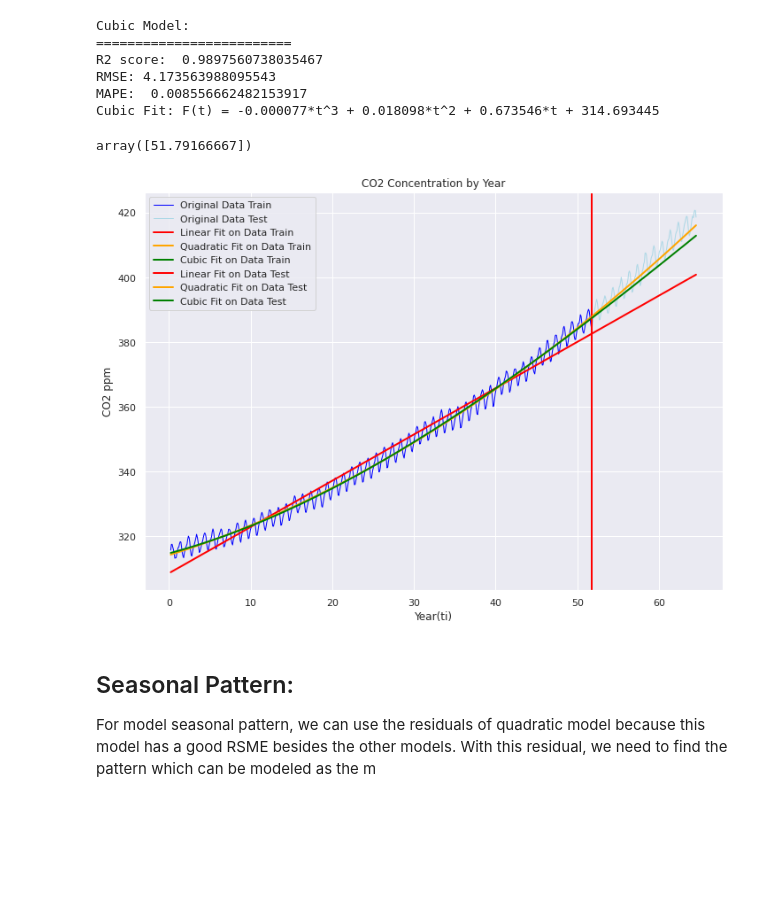
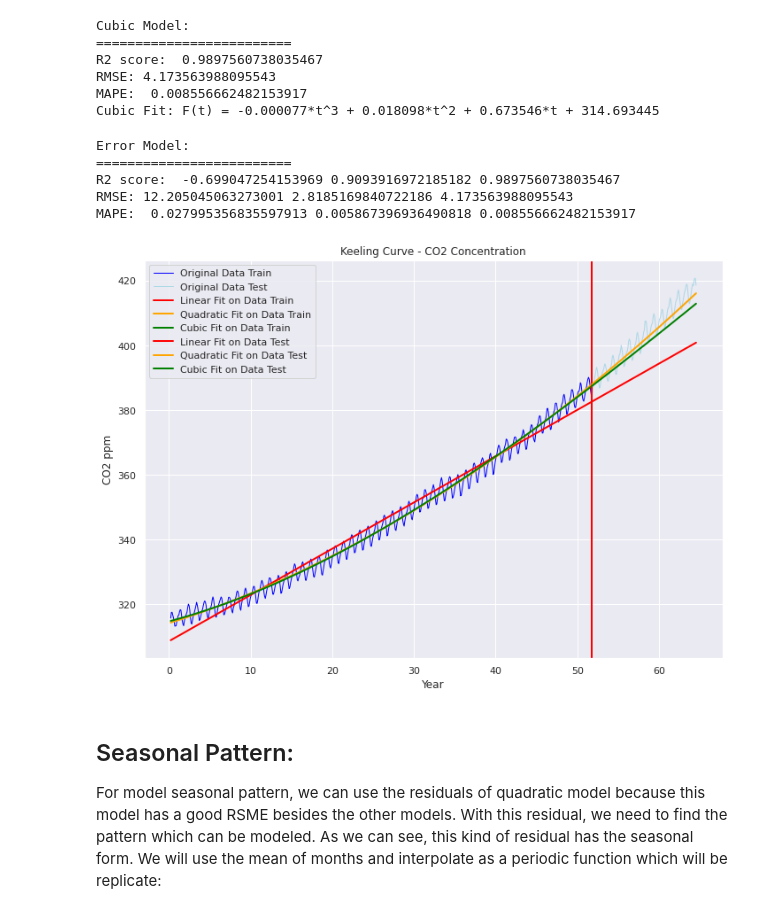
Before and after one commit to yonkeenn/projectForecastingCO2, a Jupyter notebook: projectForcastingC02.ipynb, the cells around one changed output. Saved outputs shown, nothing was run; the diff lists cells and outputs as text; code cells hidden in the pictures; blank space fills up the shorter version.

```diff
--- a/projectForcastingC02.ipynb
+++ b/projectForcastingC02.ipynb
@@ -219,36 +222,43 @@ R2 score:  0.9897560738035467
 RMSE: 4.173563988095543
 MAPE:  0.008556662482153917
 Cubic Fit: F(t) = -0.000077*t^3 + 0.018098*t^2 + 0.673546*t + 314.693445
-# %%
-x_test[0,:]
-# %% [output]
-array([51.79166667])
 # %%
 # Comparing Linear, Quadratic and Cubic Model Fit
 
 plt.plot(x_train[:,0],y_train[:,0], linewidth = 1, color = 'blue', label ="Original Data Train")
 plt.plot(x_test[:,0],y_test[:,0], linewidth = 1, color = 'lightblue', label ="Original Data Test")
 
 plt.plot(x_train[:,0], y_pred_train, linewidth = 2, color = 'red', label ="Linear Fit on Data Train")
 plt.plot(x_train[:,0], y_pred_train_pol2, linewidth = 2, color = 'orange', label ="Quadratic Fit on Data Train")
 plt.plot(x_train[:,0], y_pred_train_pol3, linewidth = 2, color = 'green', label ="Cubic Fit on Data Train")
 
 plt.axvline(x=x_test[0,:], ymin=0, ymax=9, linewidth = 2, color = 'red')
 
 plt.plot(x_test[:,0], y_pred_test, linewidth = 2, color = 'red', label ="Linear Fit on Data Test")
 plt.plot(x_test[:,0], y_pred_test_pol2, linewidth = 2, color = 'orange', label ="Quadratic Fit on Data Test")
 plt.plot(x_test[:,0], y_pred_test_pol3, linewidth = 2, color = 'green', label ="Cubic Fit on Data Test")
 
+print("Error Model:")
+print("=========================")
+print("R2 score: ",R_1, R_2, R_3)
+print("RMSE:",rmse_1, rmse_2, rmse_3)
+print("MAPE: ", mape_1, mape_2, mape_3, "\n")
+
 plt.legend()
-plt.xlabel('Year(ti)')
+plt.xlabel('Year')
 plt.ylabel('CO2 ppm')
-plt.title('CO2 Concentration by Year')
+plt.title('Keeling Curve - CO2 Concentration')
 plt.show()
 # %% [output]
+Error Model:
+=========================
+R2 score:  -0.699047254153969 0.9093916972185182 0.9897560738035467
+RMSE: 12.205045063273001 2.8185169840722186 4.173563988095543
+MAPE:  0.027995356835597913 0.005867396936490818 0.008556662482153917
-[figure, old version]
+[figure, new version]
 # %% [markdown]
 ## Seasonal Pattern:
 
-For model seasonal pattern, we can use the residuals of quadratic model because this model has a good RSME besides the other models. With this residual, we need to find the pattern which can be modeled as the m
+For model seasonal pattern, we can use the residuals of quadratic model because this model has a good RSME besides the other models. With this residual, we need to find the pattern which can be modeled. As we can see, this kind of residual has the seasonal form. We will use the mean of months and interpolate as a periodic function which will be replicate:
 # %%
 # Residual for Quadradic model
```
Also changed, not shown: parts of 18 cells of this notebook, 3 other files.
